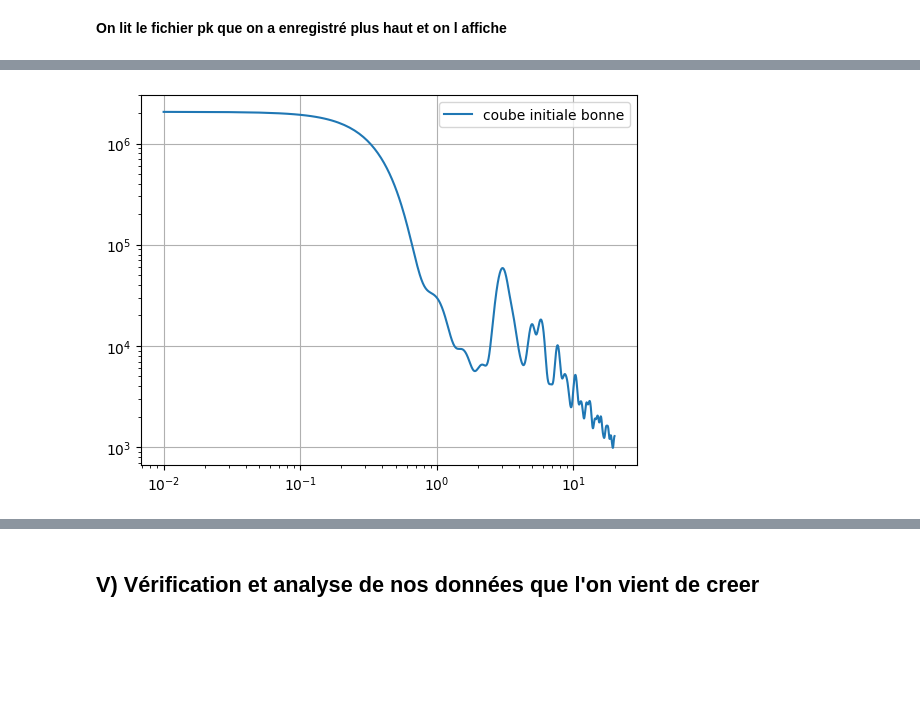
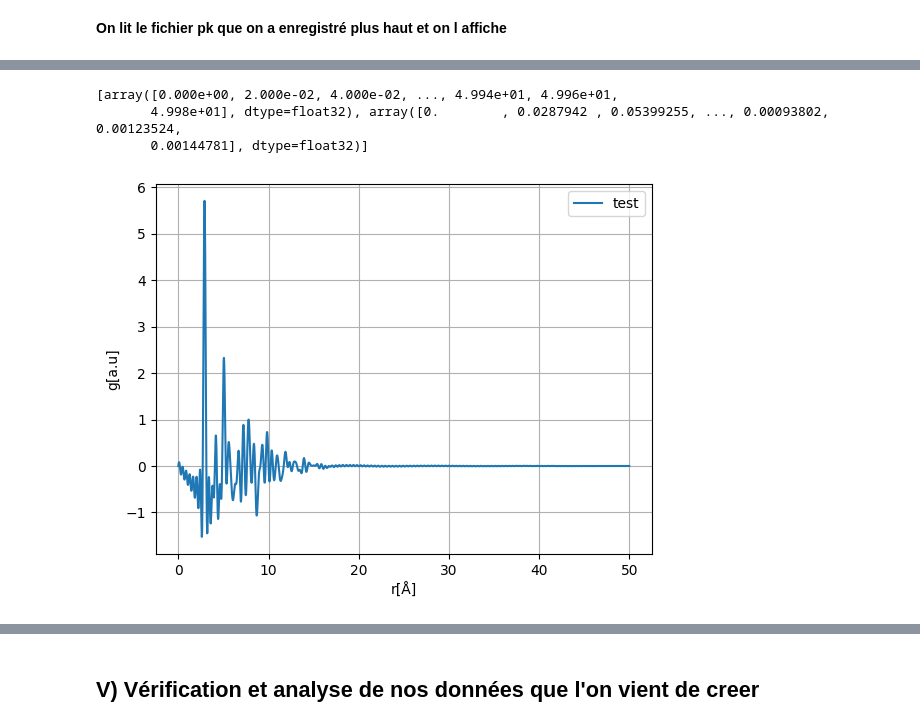
Before and after one commit to scayez/Projet_SAXS_WAXS_IA, a Jupyter notebook: script_shape_johnson.ipynb, the cells around one changed output, grey strips where cells are left out. Drawn from its saved outputs; the diff is of its cells as text; code cells hidden in the pictures; blank space fills up the shorter version.

```diff
--- a/script_shape_johnson.ipynb
+++ b/script_shape_johnson.ipynb
@@ -548,14 +648,19 @@ plt.show()
-# %%
-Q=data["q"][11]
-I=data["Intensities"][11]
-
-
-
-##### Tracer de I(q)
-plt.figure()
-plt.loglog(Q,I,label='coube initiale bonne')
-plt.grid()
-plt.legend()
-plt.show()
-# %% [output]
-[figure, removed]
+# %%
+r=data["PDF"][0][0]
+g=data["PDF"][0][1]
+print(data["PDF"][0])
+
+
+##### Tracer de g(r)
+plt.figure()
+plt.plot(r,g,label='test')
+plt.xlabel("r[Å]")
+plt.ylabel("g[a.u]")
+plt.grid()
+plt.legend()
+plt.show()
+# %% [output]
+[array([0.000e+00, 2.000e-02, 4.000e-02, ..., 4.994e+01, 4.996e+01,
+       4.998e+01], dtype=float32), array([0.        , 0.0287942 , 0.05399255, ..., 0.00093802, 0.00123524,
+       0.00144781], dtype=float32)]
+[figure, added]
```
Also changed, not shown: parts of 21 cells of this notebook.
